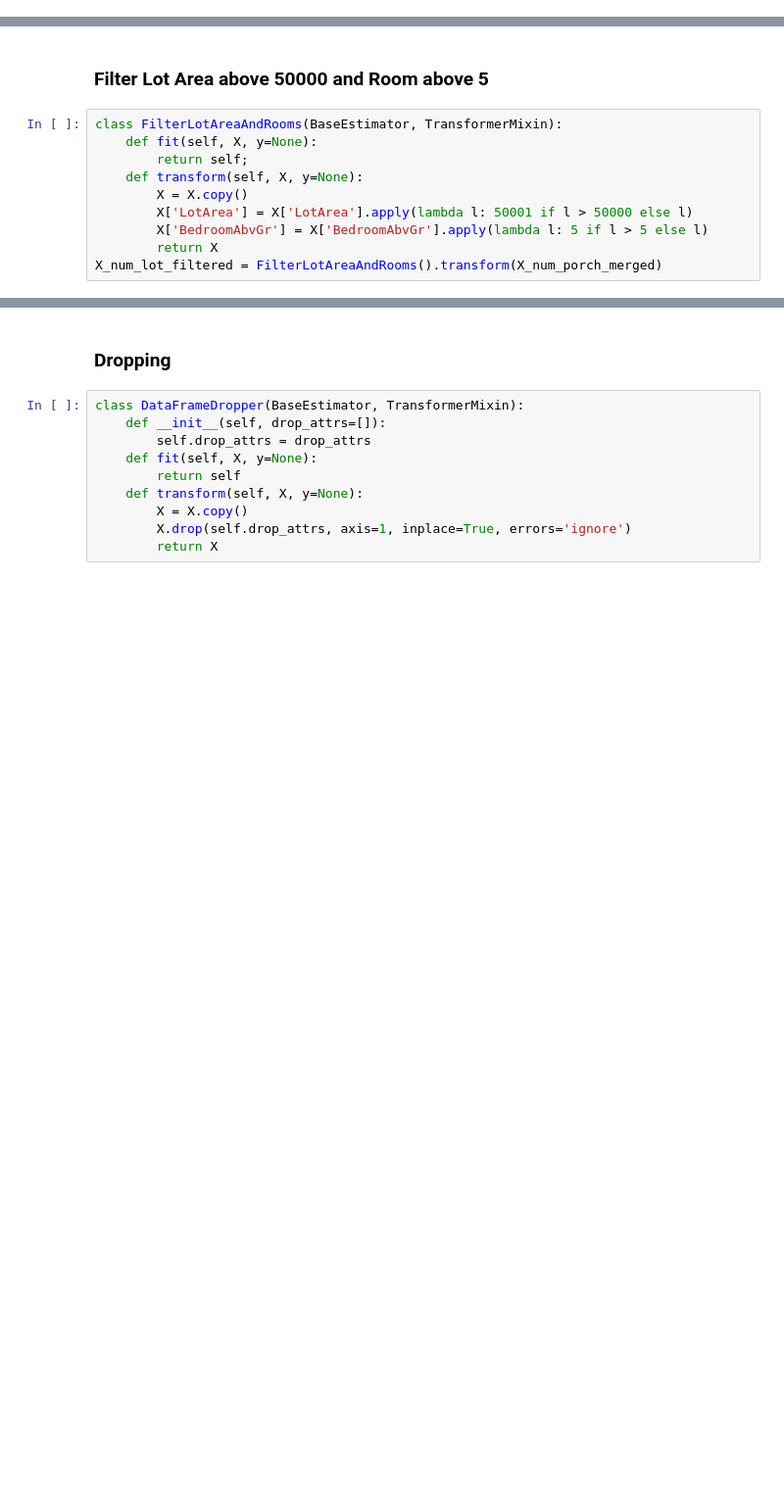
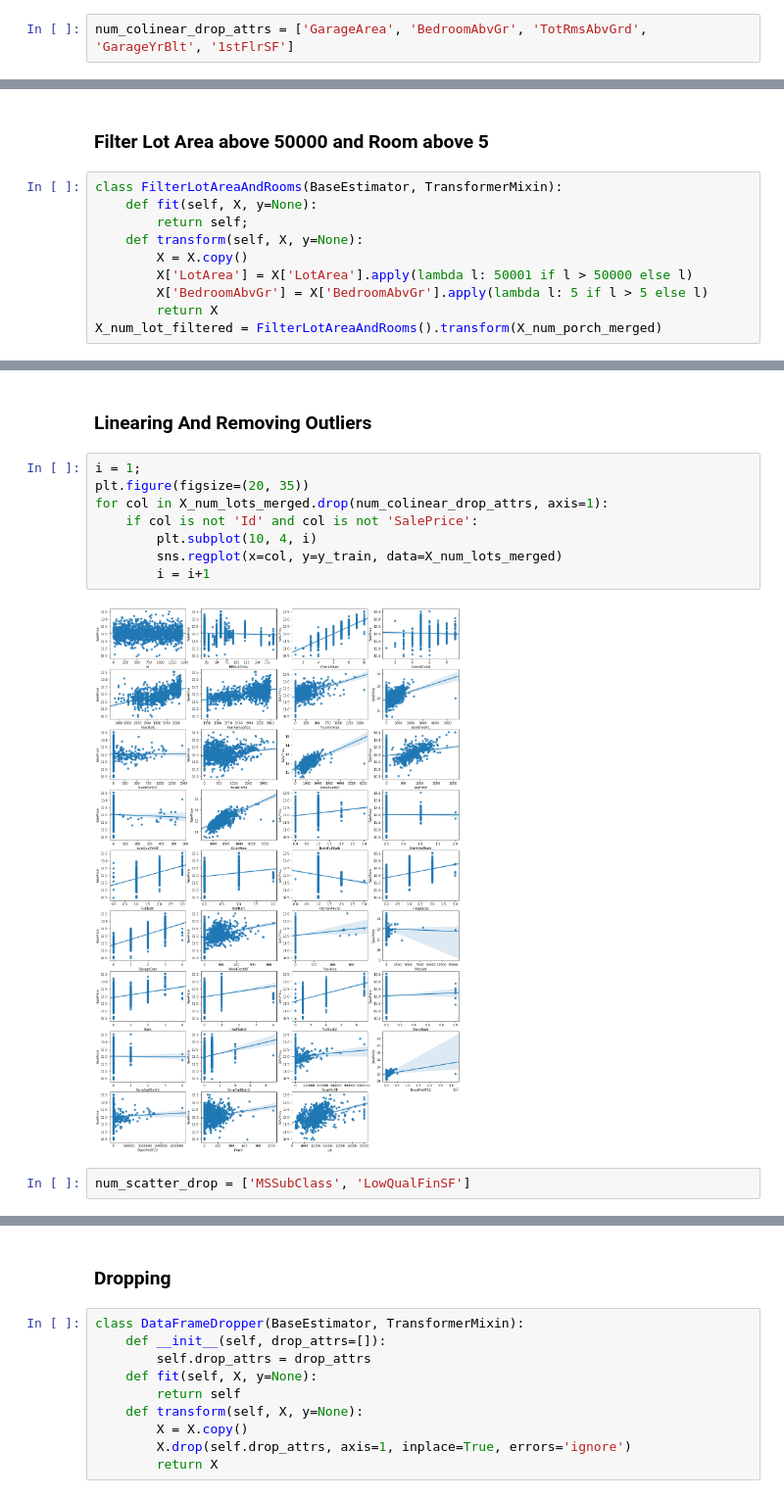
Before and after one commit to gsoosk/HandsonML, a Jupyter notebook: House Price.ipynb, the cells around one changed output, grey strips where cells are left out. Shown at 98% size. Saved outputs shown, nothing was run; the diff lists cells and outputs as text; blank space fills up the shorter version.

Commit message:
Complete HousePrice problem with 0.12093 score

```diff
--- a/House Price.ipynb
+++ b/House Price.ipynb
@@ -230,3 +296,5 @@ X_train_num = X_train[num_attrs]
+# %%
+num_colinear_drop_attrs = ['GarageArea', 'BedroomAbvGr', 'TotRmsAbvGrd', 'GarageYrBlt', '1stFlrSF']
 # %% [markdown]
 ## Work With Numbers
 # %% [markdown]
@@ -280,0 +373,14 @@ X_num_lot_filtered = FilterLotAreaAndRooms().transform(X_num_porch_merged)
+# %% [markdown]
+### Linearing And Removing Outliers
+# %%
+i = 1;
+plt.figure(figsize=(20, 35))
+for col in X_num_lots_merged.drop(num_colinear_drop_attrs, axis=1):
+    if col is not 'Id' and col is not 'SalePrice':
+        plt.subplot(10, 4, i)
+        sns.regplot(x=col, y=y_train, data=X_num_lots_merged)
+        i = i+1
+# %% [output]
+[figure, added]
+# %%
+num_scatter_drop = ['MSSubClass', 'LowQualFinSF']
```
Also changed, not shown: parts of 64 cells of this notebook, 1 other file.
